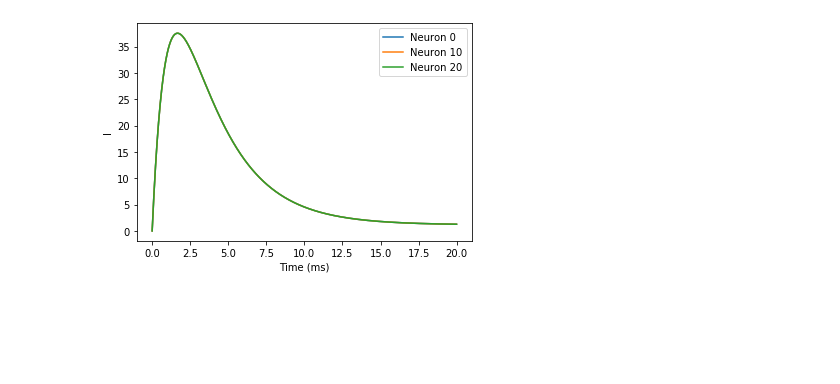
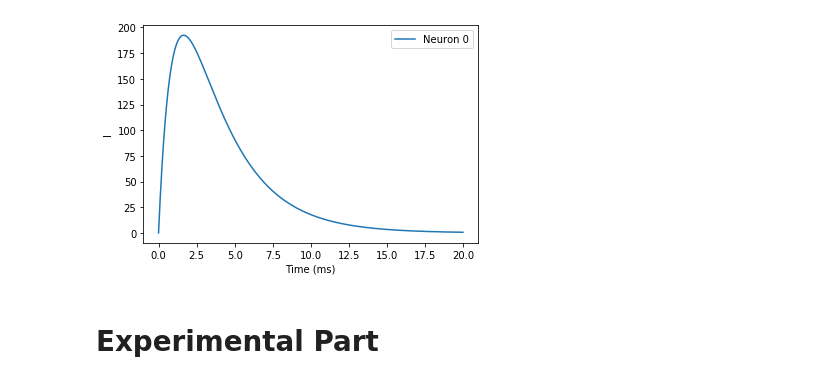
Before and after one commit to Fabio752/FYP, a Jupyter notebook: FYP.ipynb, the cells around one changed output. Saved outputs shown, nothing was run; the diff lists cells and outputs as text; code cells hidden in the pictures; blank space fills up the shorter version.

```diff
--- a/FYP.ipynb
+++ b/FYP.ipynb
@@ -29,20 +31,22 @@ def visualise_connectivity(S):
     ylabel('Target neuron index')
     show()
 # %%
-start_scope()
 
 # Parameters
-N     =     128                           # number of neurons
-gl    =     0.1   *    msiemens           # conductance of the voltage-independent leak current
+N     =     3                             # number of neurons
+gl    =     0.1   * 10e-6                 # conductance of the voltage-independent leak current
 Vl    =     -60   *       mV              # reversal potential of the voltage-independent leak current
-C     =       1   *       ufarad          # membrane capacitance
-tau   =        C / gl / joule             # passive membrane time constant
+# C     =       1   *       ufarad        # membrane capacitance
+tau   =     10    *       ms              # passive membrane time constant
 theta =     -40   *       mV              # membrane potential threshold
 tau1  =       3   *       ms
 tau2  =       1   *       ms
-Io    =     0.1   *       mA
+I0    =    2.3    *     uvolt
+ISyn_bar = 0.78   *       uvolt
+
 
 # FOR INITIAL CONDITION
+# T = -tau * log((tau/second * I0 - theta) / (tau/second * I0 - Vl)) # FROM PREPRINT PAPER
+T = -tau * log(1 - gl/I0 * (theta - Vl)) # FROM FINAL PAPER
 
-T = -tau*log((1/(tau*Io)- theta)/(1/(tau*Io) - Vl))
-c=1
+c = 1
@@ -68,59 +68,48 @@ c=1
 # %%
+start_scope()
 defaultclock.dt = 0.01*ms
-mx = log(3) * 3 / 2000 * second
-invpeak = 1/(tau1-tau2)*(exp(-mx/tau1)-exp(-mx/tau2)) * second
-eqs = '''
-dV/dt = (-gl*(V - Vl) + I_syn + Io) / C : volt
-'''
-
-syn_eqs = '''
-dI_syn/dt = (invpeak * s - I_syn) / tau1     : amp
-ds/dt     =  -s /  tau2                      : amp
-'''
-
-eqs = Equations(eqs + syn_eqs)
 
 ########### NEURONS #######################
 G = NeuronGroup(N, eqs, threshold='V > theta', reset='V = Vl', method='exact')
 
-## Init Voltages.
-for neu in range (N):
-    G.V[neu] = 1/(tau * Io) + (Vl - 1/(tau*Io)) * exp(-c*(neu)*T/(N*tau))
-    G.I_syn[neu] = 0
-
-    #print(G.V[neu])
 
 ########### SYNAPSES #######################
-S = Synapses(G, G, 'w: amp', on_pre='I_syn += w')
+S = Synapses(G, G)
 
 ## Connect
 S.connect(condition='i!=j')
+S.s = 1 * mV
 
-## Init weight and parameter.
-S.w = 0.03 * mA
-S.s = 1 * amp
+## INIT.
+for idx in range(N):
+    # curr_V0 = tau/second * I0 + (Vl - (tau/second) * I0) * exp((-c * idx * T) / (N * tau)) # FROM PREPRINT PAPER
+    curr_V0 = Vl + I0/gl * (1 - exp(-c * (idx * T)/(N * tau))) # FROM FINAL PAPER
+    G.V[idx] = curr_V0
+    S.I_syn[idx] = 0
+
 
 
 ########## VISUALISE #######################
 par = 'I'
 runtime = 20*ms
 
 # State Monitors
 MV = StateMonitor(G, 'V', record=True)
 MC = StateMonitor(S, 'I_syn', record=True)
 
 # Run.
 run(runtime)
 
 # Plotting
-for idx in range (3):
+for idx in range (1):
+    off = idx * 50
     if par == 'V':
-        plot(MV.t/ms, MV.V[idx*40], label=('Neuron ' + str(idx*40)))
+        plot(MV.t/ms, MV.V[off]/mV, label=('Neuron ' + str(off)))
     if par == 'I':
-        plot(MC.t/ms, MC.I_syn[idx*10], label=('Neuron ' + str(idx*10)))
+        plot(MC.t/ms, MC.I_syn[off]/mV, label=('Neuron ' + str(off)))
 
 xlabel('Time (ms)')
 ylabel(par)
 legend();
 # %% [output]
-[figure, old version]
+[figure, new version]
@@ -128,0 +116,2 @@ legend();
+# %% [markdown]
+# Experimental Part
```
Also changed, not shown: parts of 10 cells of this notebook, 1 other file.
